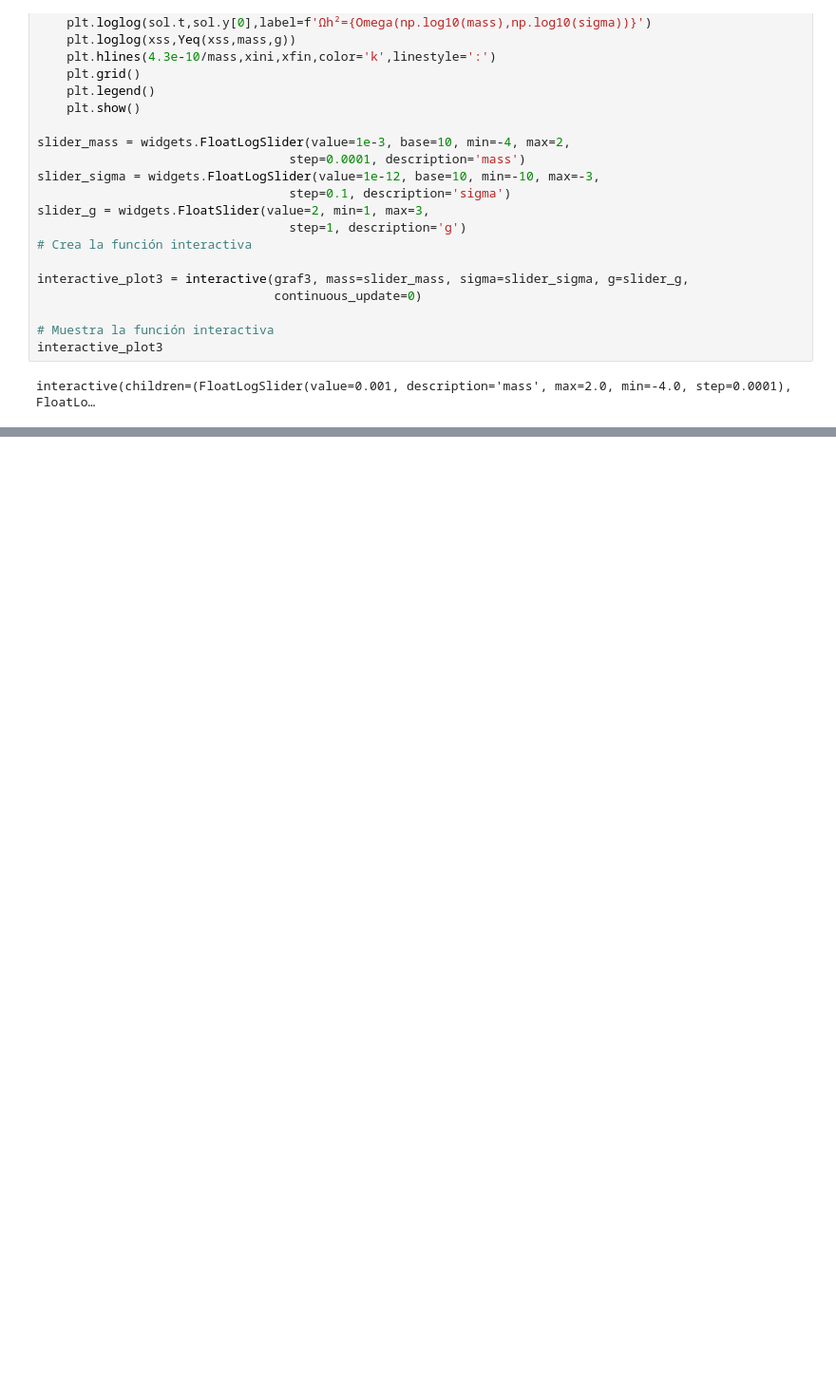
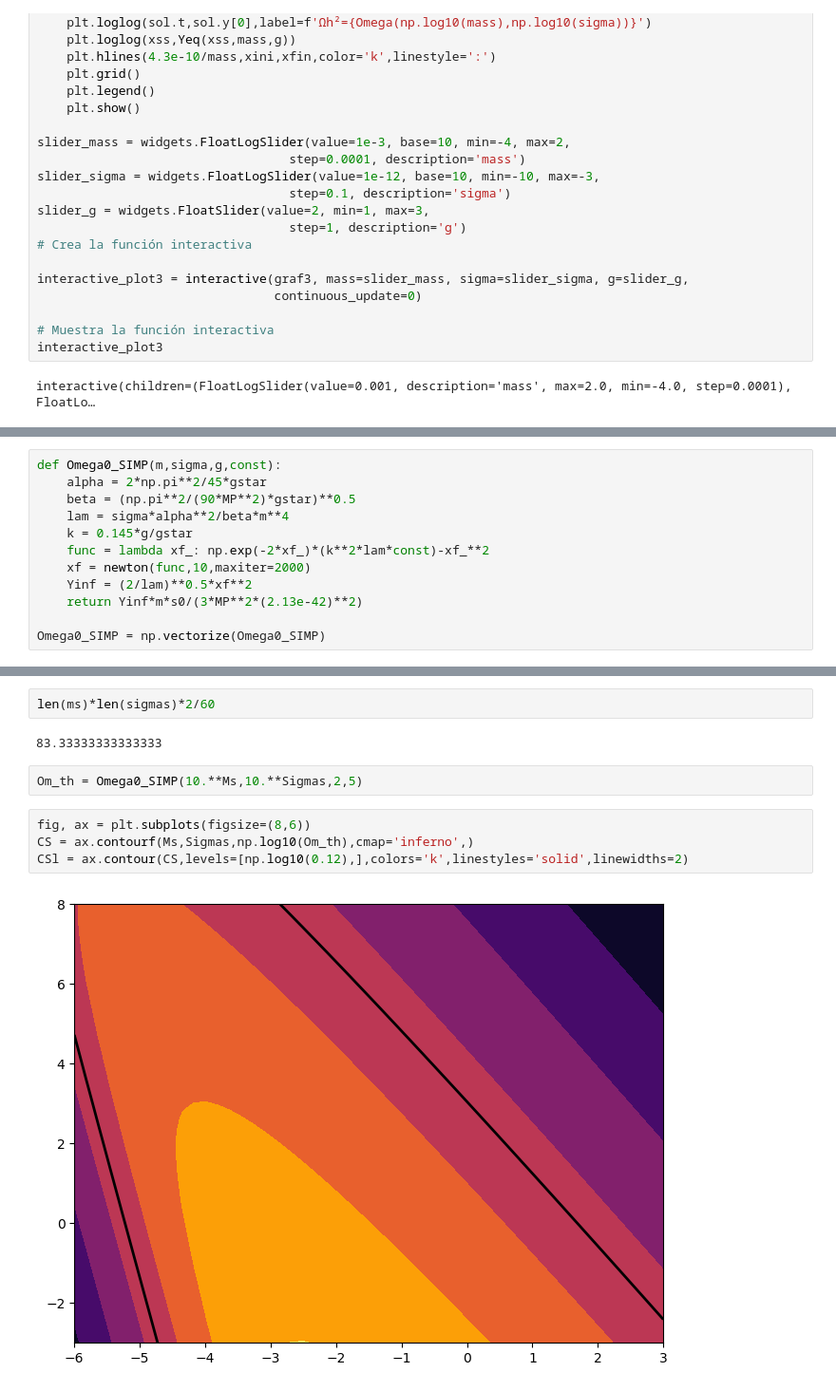
Before and after one commit to SantiagoJulioD/Trabajo_de_grado, a Jupyter notebook: Relic_density/relic_density.ipynb, the cells around one changed output, grey strips where cells are left out. Shown: that part at 95% size. Saved outputs shown, nothing was run; the diff lists cells and outputs as text; blank space fills up the shorter version.

```diff
--- a/Relic_density/relic_density.ipynb
+++ b/Relic_density/relic_density.ipynb
@@ -512,0 +573,12 @@ df_SIMP
+# %%
+def Omega0_SIMP(m,sigma,g,const):
+    alpha = 2*np.pi**2/45*gstar
+    beta = (np.pi**2/(90*MP**2)*gstar)**0.5
+    lam = sigma*alpha**2/beta*m**4
+    k = 0.145*g/gstar
+    func = lambda xf_: np.exp(-2*xf_)*(k**2*lam*const)-xf_**2
+    xf = newton(func,10,maxiter=2000)
+    Yinf = (2/lam)**0.5*xf**2
+    return Yinf*m*s0/(3*MP**2*(2.13e-42)**2)
+
+Omega0_SIMP = np.vectorize(Omega0_SIMP)
@@ -512,0 +595,12 @@ df_SIMP
+# %%
+len(ms)*len(sigmas)*2/60
+# %% [output]
+83.33333333333333
+# %%
+Om_th = Omega0_SIMP(10.**Ms,10.**Sigmas,2,5)
+# %%
+fig, ax = plt.subplots(figsize=(8,6))
+CS = ax.contourf(Ms,Sigmas,np.log10(Om_th),cmap='inferno',)
+CSl = ax.contour(CS,levels=[np.log10(0.12),],colors='k',linestyles='solid',linewidths=2)
+# %% [output]
+[figure, added]
```
Also changed, not shown: parts of 32 cells of this notebook, 4 other files.
